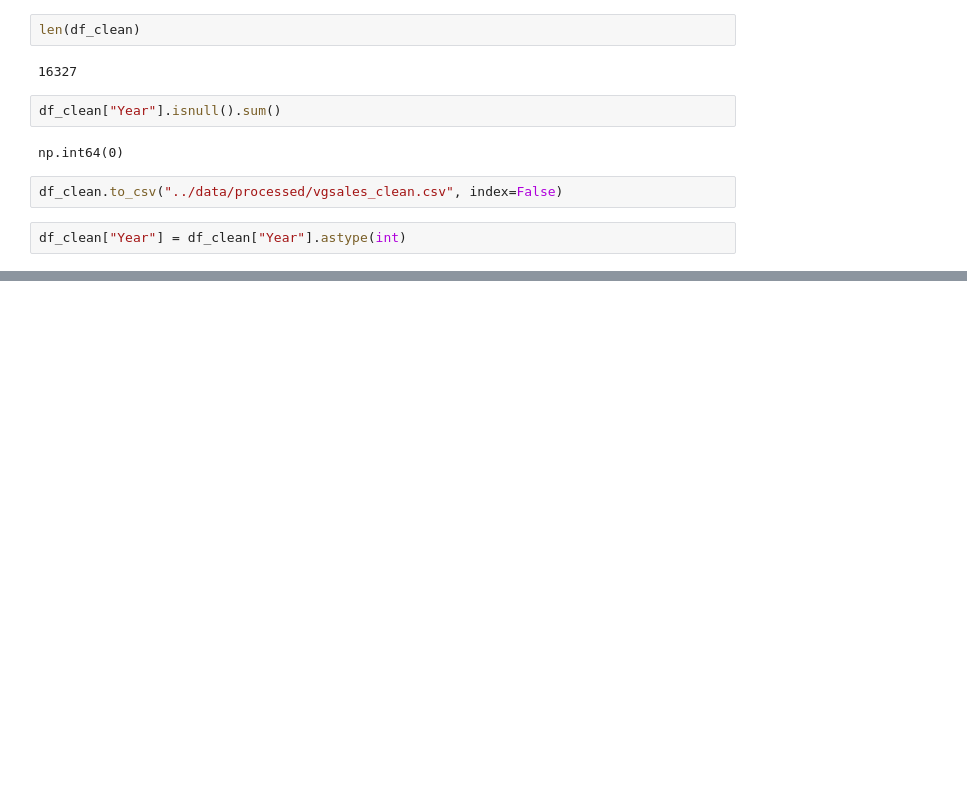
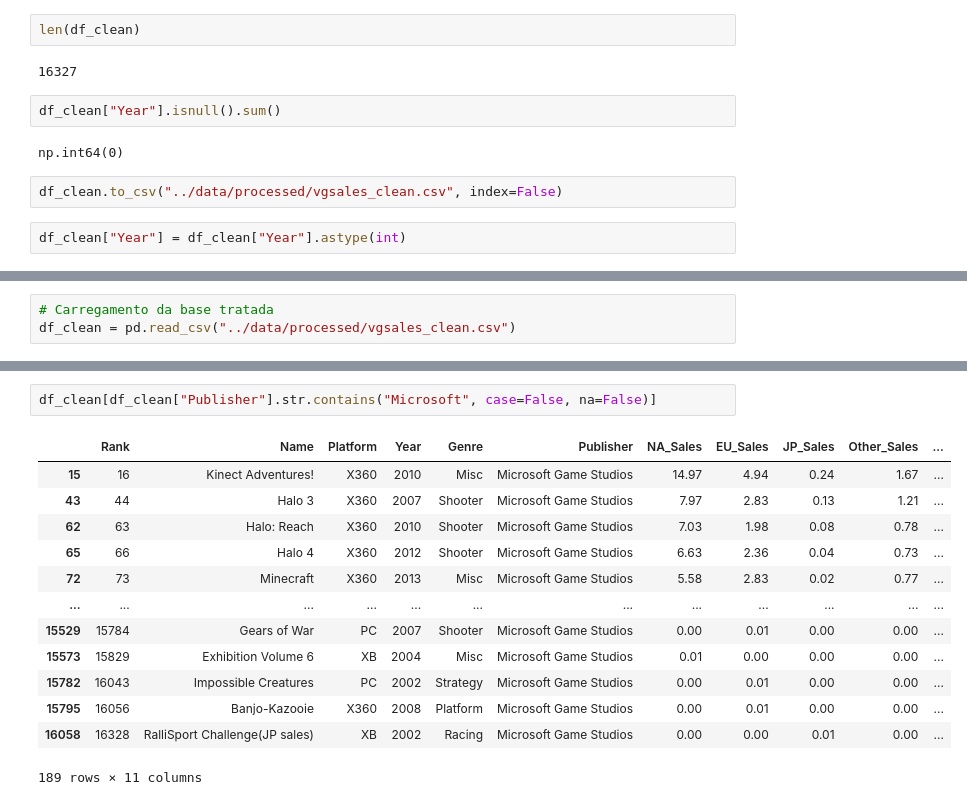
Before and after one commit to kalpinheiro/GameVisionAnalytics, a Jupyter notebook: notebooks/01_data_exploration.ipynb, the cells around one changed output, grey strips where cells are left out. Cells and saved outputs as stored; diff of their text form; blank space fills up the shorter version.

```diff
--- a/notebooks/01_data_exploration.ipynb
+++ b/notebooks/01_data_exploration.ipynb
@@ -250,0 +260,3 @@ df_clean["Year"] = df_clean["Year"].astype(int)
+# %%
+# Carregamento da base tratada
+df_clean = pd.read_csv("../data/processed/vgsales_clean.csv")
@@ -250,0 +319,16 @@ df_clean["Year"] = df_clean["Year"].astype(int)
+# %%
+df_clean[df_clean["Publisher"].str.contains("Microsoft", case=False, na=False)]
+# %% [output]
+|  | Rank | Name | Platform | Year | Genre | Publisher | NA_Sales | EU_Sales | JP_Sales | Other_Sales | ... |
+| 15 | 16 | Kinect Adventures! | X360 | 2010 | Misc | Microsoft Game Studios | 14.97 | 4.94 | 0.24 | 1.67 | ... |
+| 43 | 44 | Halo 3 | X360 | 2007 | Shooter | Microsoft Game Studios | 7.97 | 2.83 | 0.13 | 1.21 | ... |
+| 62 | 63 | Halo: Reach | X360 | 2010 | Shooter | Microsoft Game Studios | 7.03 | 1.98 | 0.08 | 0.78 | ... |
+| 65 | 66 | Halo 4 | X360 | 2012 | Shooter | Microsoft Game Studios | 6.63 | 2.36 | 0.04 | 0.73 | ... |
+| 72 | 73 | Minecraft | X360 | 2013 | Misc | Microsoft Game Studios | 5.58 | 2.83 | 0.02 | 0.77 | ... |
+| ... | ... | ... | ... | ... | ... | ... | ... | ... | ... | ... | ... |
+| 15529 | 15784 | Gears of War | PC | 2007 | Shooter | Microsoft Game Studios | 0.00 | 0.01 | 0.00 | 0.00 | ... |
+| 15573 | 15829 | Exhibition Volume 6 | XB | 2004 | Misc | Microsoft Game Studios | 0.01 | 0.00 | 0.00 | 0.00 | ... |
+| 15782 | 16043 | Impossible Creatures | PC | 2002 | Strategy | Microsoft Game Studios | 0.00 | 0.01 | 0.00 | 0.00 | ... |
+| 15795 | 16056 | Banjo-Kazooie | X360 | 2008 | Platform | Microsoft Game Studios | 0.00 | 0.01 | 0.00 | 0.00 | ... |
+| 16058 | 16328 | RalliSport Challenge(JP sales) | XB | 2002 | Racing | Microsoft Game Studios | 0.00 | 0.00 | 0.01 | 0.00 | ... |
+189 rows × 11 columns
```
Also changed, not shown: parts of 19 cells of this notebook.
